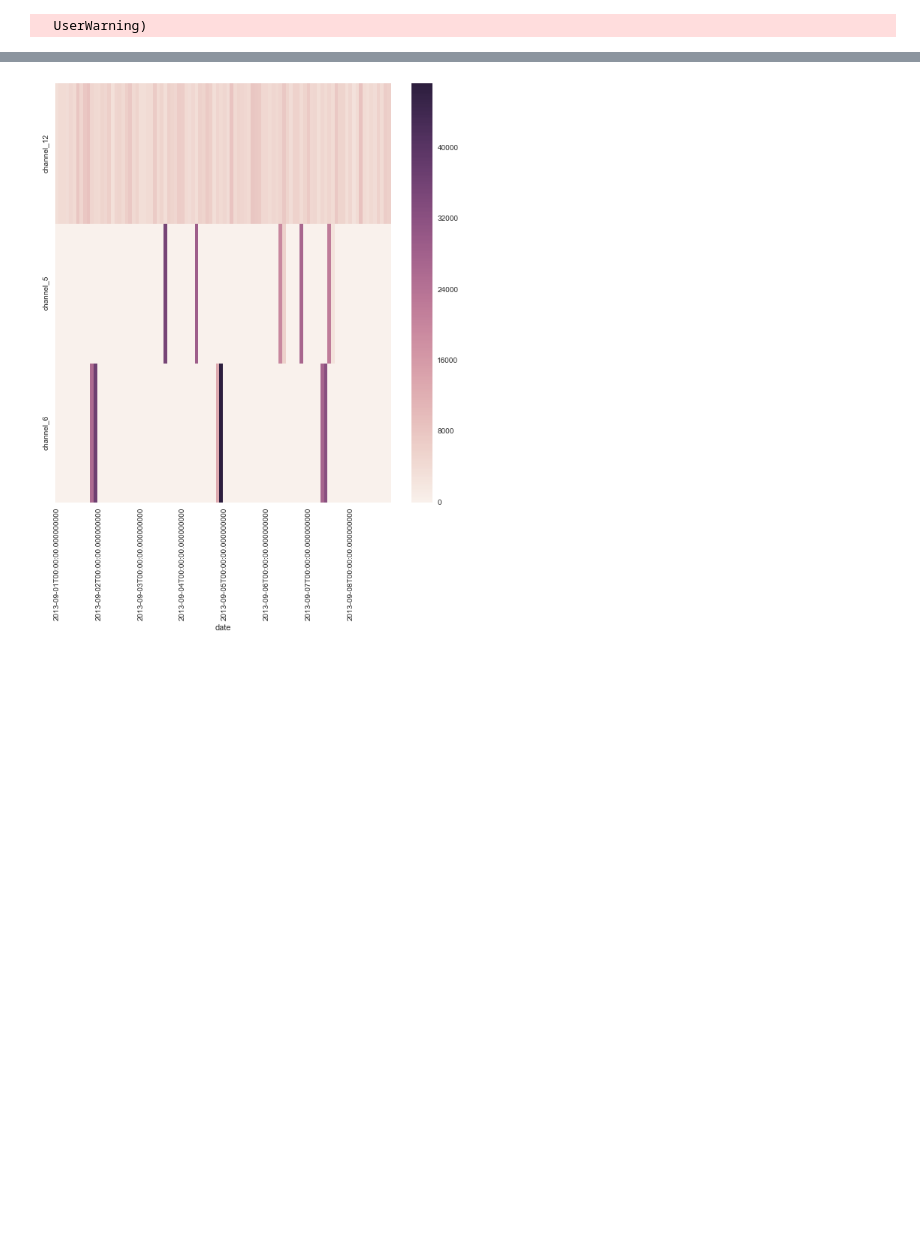
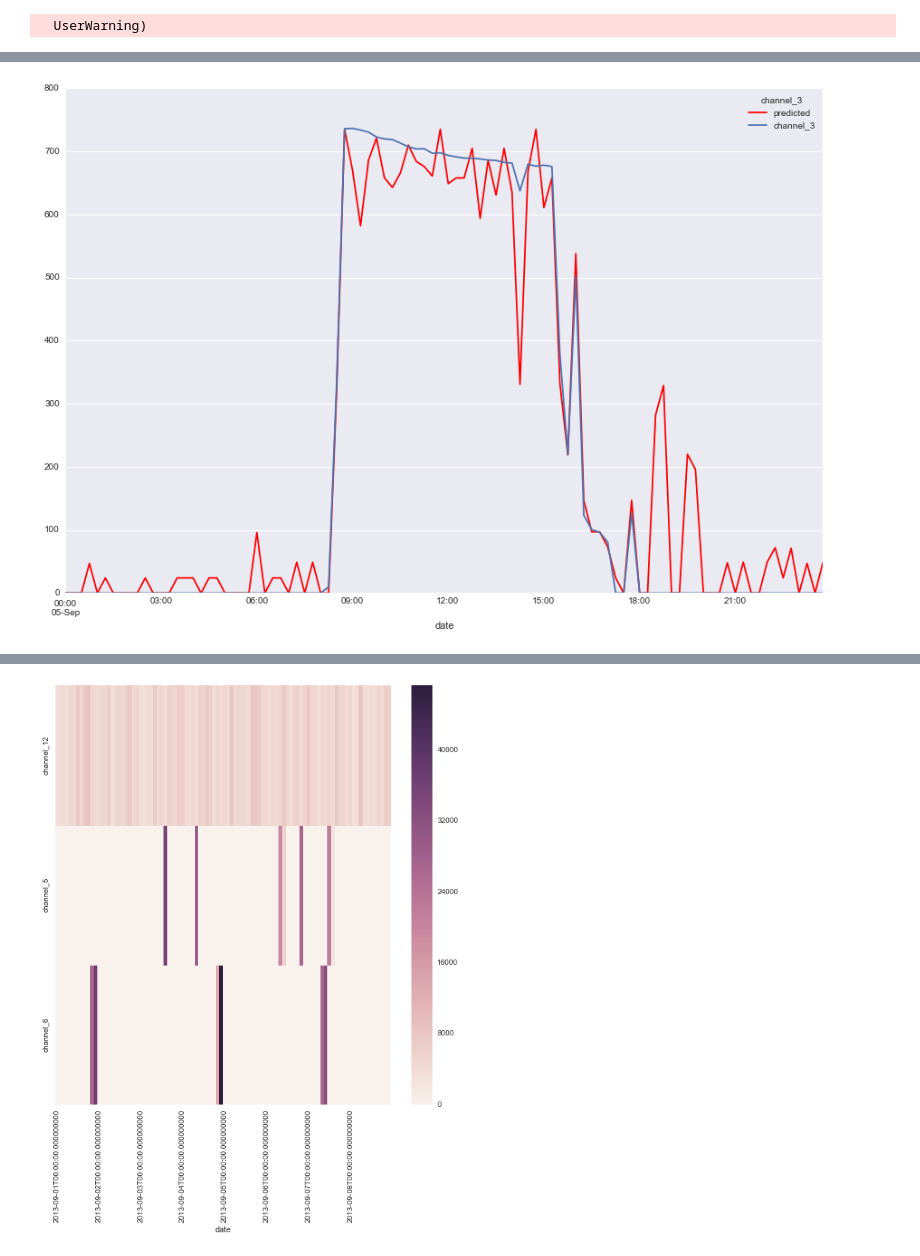
Before and after one commit to pipette/Electricity-load-disaggregation, a Jupyter notebook: code/Test graphs.ipynb, the cells around one changed output, grey strips where cells are left out. Cells and saved outputs as stored; diff of their text form; code cells hidden in the pictures; blank space fills up the shorter version.

```diff
--- a/code/Test graphs.ipynb
+++ b/code/Test graphs.ipynb
@@ -73,3 +72,15 @@ plt.legend(title = channel);
+# %%
+channel = 'channel_3'
+channel_pred = Min15_pred[channel]['2013-09-05']
+idx = channel_pred.index
+channel_act = Min15_test.loc[idx][[channel]]
+
+plt.figure(figsize = (15,10))
+ax = channel_pred.plot(label = 'predicted',color = 'red')
+channel_act.plot(ax = ax, label = 'observed')
+plt.legend(title = channel);
+# %% [output]
+[figure, added]
 # %%
 hourly_samples = test.resample('120Min').sum()['2013-09-01':'2013-09-08']
 hourly_samples['hour'] = hourly_samples.index.hour
```
Also changed, not shown: parts of 5 cells of this notebook, 5 other files.
